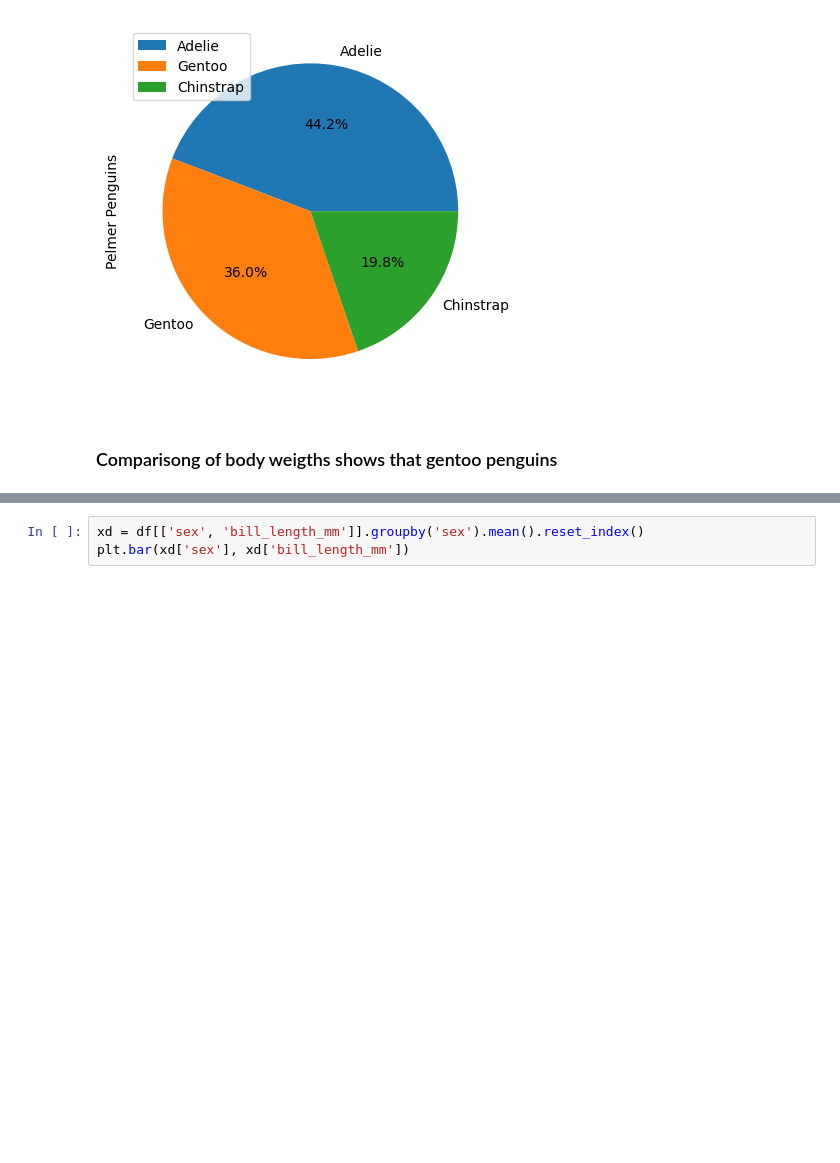
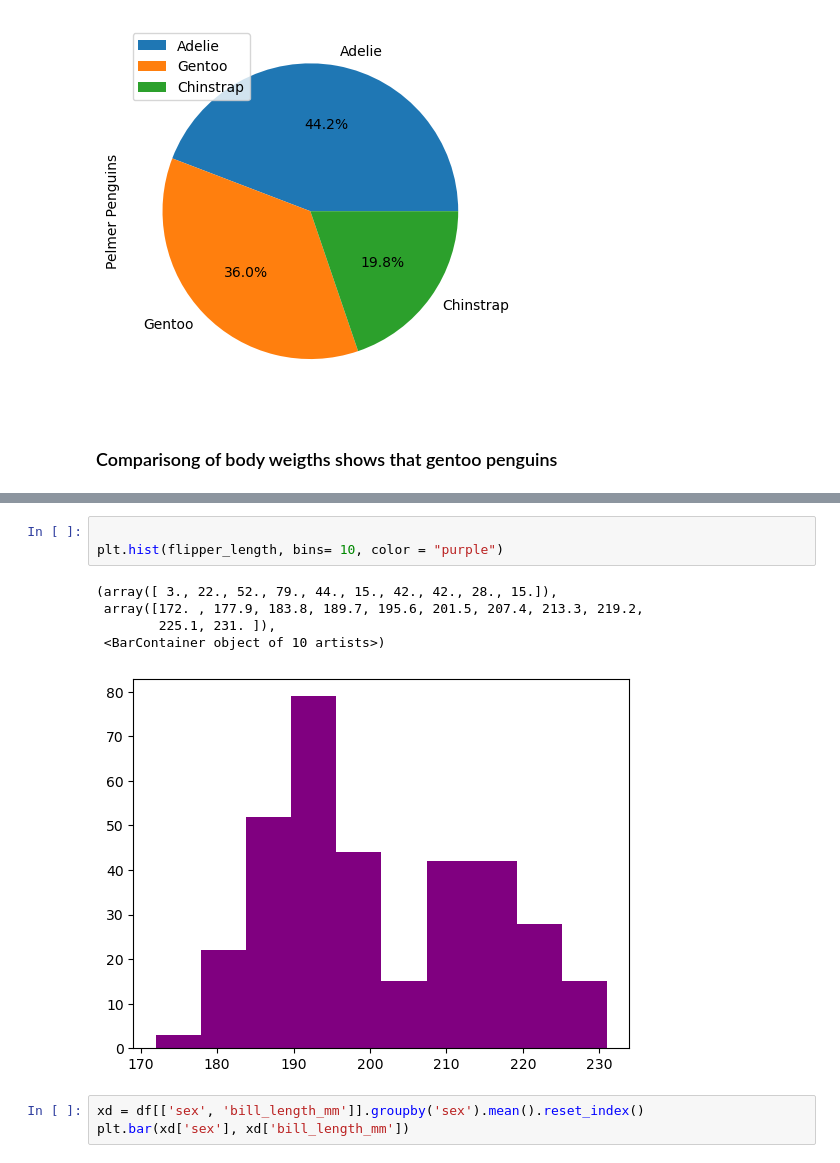
Before and after one commit to RobAstur/Principles-of-data-analytics-, a Jupyter notebook: penguins.ipynb, the cells around one changed output, grey strips where cells are left out. Saved outputs shown, nothing was run; the diff lists cells and outputs as text; blank space fills up the shorter version.

```diff
--- a/penguins.ipynb
+++ b/penguins.ipynb
@@ -87,3 +145,12 @@ Text(0.5, 1.0, 'Average penguin body mass by species')
+# %%
+
+plt.hist(flipper_length, bins= 10, color = "purple")
+# %% [output]
+(array([ 3., 22., 52., 79., 44., 15., 42., 42., 28., 15.]),
+ array([172. , 177.9, 183.8, 189.7, 195.6, 201.5, 207.4, 213.3, 219.2,
+        225.1, 231. ]),
+ <BarContainer object of 10 artists>)
+[figure, added]
 # %%
 xd = df[['sex', 'bill_length_mm']].groupby('sex').mean().reset_index()
 plt.bar(xd['sex'], xd['bill_length_mm'])
```
Also changed, not shown: parts of 20 cells of this notebook.
